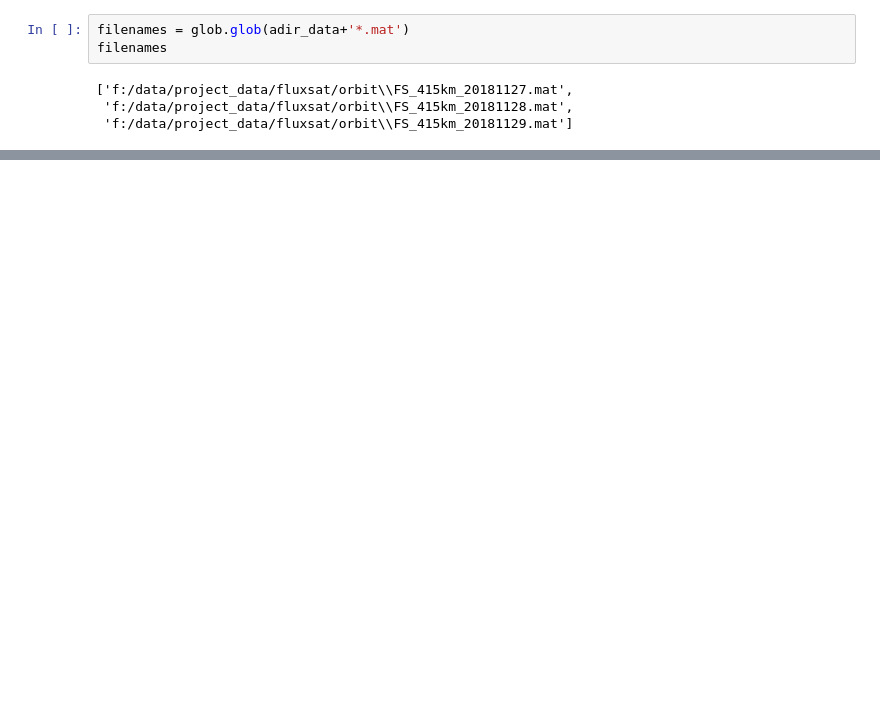
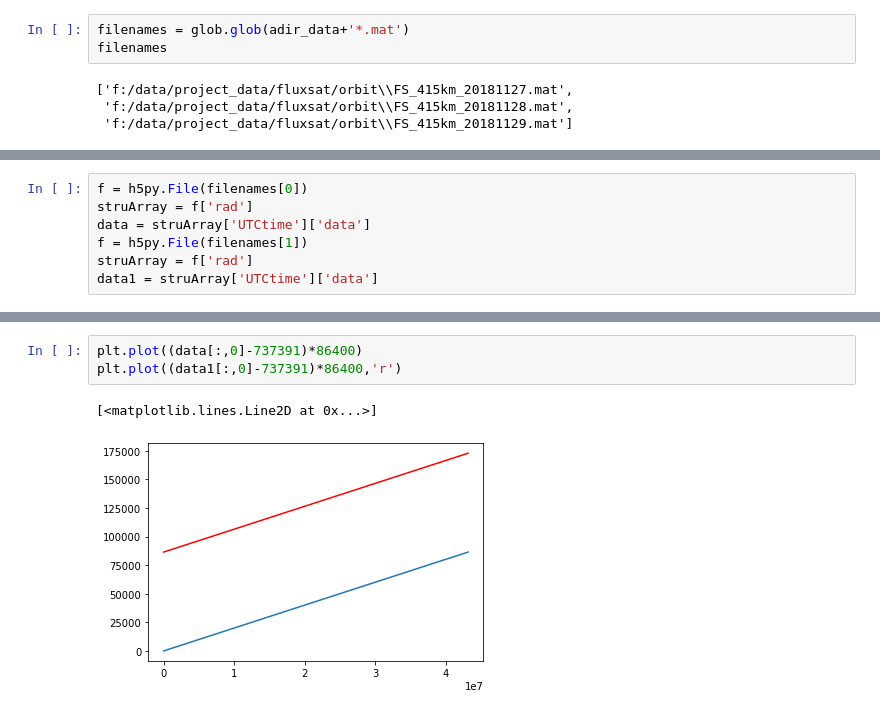
Before and after one commit to cgentemann/cloud_science, a Jupyter notebook: Cloud_testing/revisit_time_shannon.ipynb, the cells around one changed output, grey strips where cells are left out. Drawn from its saved outputs; the diff is of its cells as text; blank space fills up the shorter version.

```diff
--- a/Cloud_testing/revisit_time_shannon.ipynb
+++ b/Cloud_testing/revisit_time_shannon.ipynb
@@ -53,0 +114,7 @@ ds_err = xr.Dataset({'err_year': (['lat', 'lon'],  tem['combinedSD'].transpose()
+# %%
+f = h5py.File(filenames[0])
+struArray = f['rad']
+data = struArray['UTCtime']['data']
+f = h5py.File(filenames[1])
+struArray = f['rad']
+data1 = struArray['UTCtime']['data']
@@ -53,0 +130,6 @@ ds_err = xr.Dataset({'err_year': (['lat', 'lon'],  tem['combinedSD'].transpose()
+# %%
+plt.plot((data[:,0]-737391)*86400)
+plt.plot((data1[:,0]-737391)*86400,'r')
+# %% [output]
+[<matplotlib.lines.Line2D at 0x...>]
+[figure, added]
```
Also changed, not shown: parts of 14 cells of this notebook.
